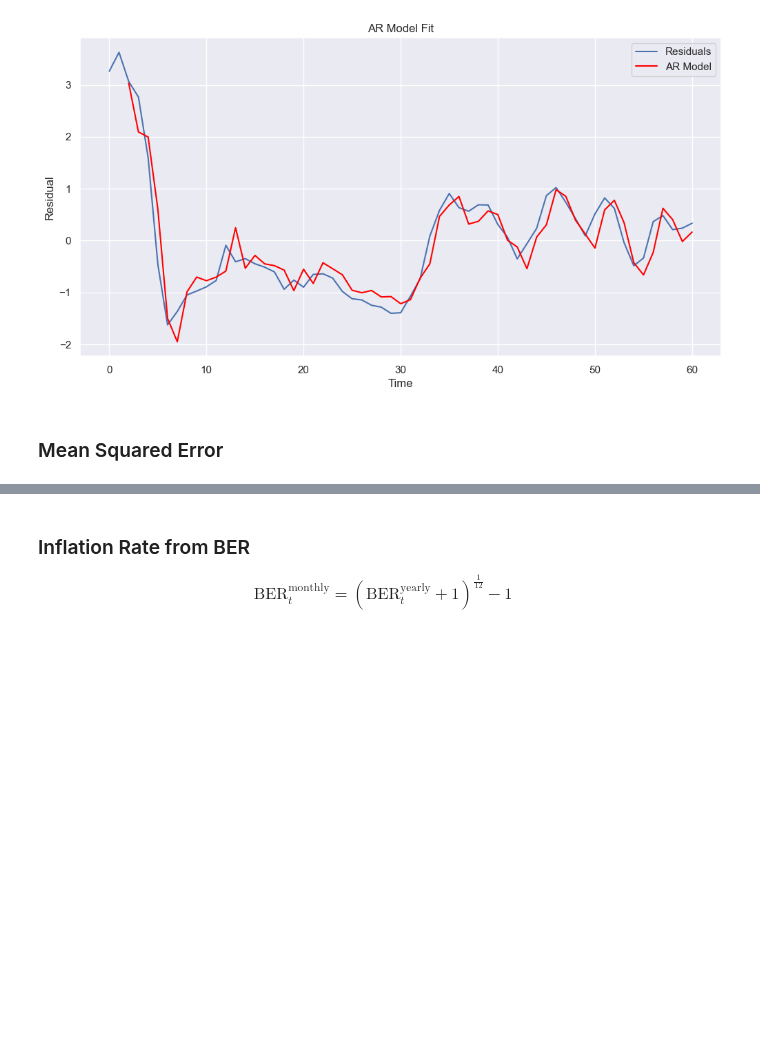
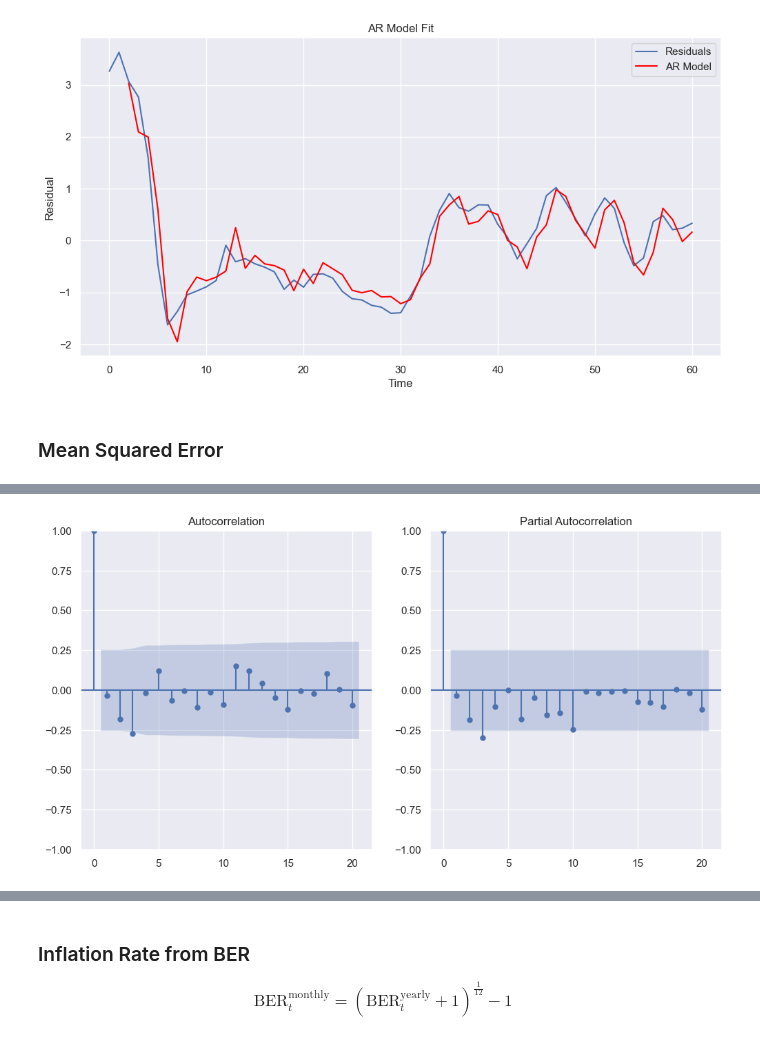
Before and after one commit to eddysanoli-galileo/Data-Analysis-Statistical-Modeling-and-Computation-in-Applications, a Jupyter notebook: Module 4 - Time Series/Project/Problem 3.ipynb, the cells around one changed output, grey strips where cells are left out. Saved outputs shown, nothing was run; the diff lists cells and outputs as text; code cells hidden in the pictures; blank space fills up the shorter version.

```diff
--- a/Module 4 - Time Series/Project/Problem 3.ipynb
+++ b/Module 4 - Time Series/Project/Problem 3.ipynb
@@ -363,0 +496,84 @@ Inflation rate for February 2013 (Difference of Logarithms): 0.2952865295193341
+# %%
+# Plot the ACF and PACF plots side by side
+fig, (ax1, ax2) = plt.subplots(1, 2, figsize=(12, 6))
+plot_acf(trend_residuals_train, lags=20, ax=ax1)
+plot_pacf(trend_residuals_train, lags=20, method="ywm", ax=ax2)
+plt.show()
+
+
+# Calculate a model for different lags
+ar_models = []
+lags = list(range(1, 10))
+for lag in lags:
+
+    # Fit an AR model to the trend residuals
+    ar_fit = AutoReg(trend_residuals_train, lags=lag).fit()
+
+    # Include the last two values of the ts_train array in the test ts array
+    # as the AR model will need them to make from new data
+    ar_ts_test = np.append(ts_train_trend[-lag:], ts_test)
+
+    # Get the AR model coefficients
+    epsilon = ar_fit.params[0]
+
+    # Get the phi coefficients for each lag
+    phi = [
+        ar_fit.params[i+1] for i in range(lag)
+    ]
+
+    # Generate the AR predictions for the test set using the coeffs
+    ar_pred = np.zeros(len(ts_test))
+    for i in range(lag, len(ar_ts_test)):
+        idx = i - lag
+        ar_pred[idx] = epsilon
+        for j in range(1, lag):
+            ar_pred[idx] += phi[j-1] * ar_ts_test[idx-j]
+            print(idx, idx - j)
+
+    # We remove the first prediction just to make the dimensions fit
+    ar_pred = ar_pred[1:]
+    ar_pred = ar_pred.flatten()
+
+    # Calculate the AIC and BIC
+    aic = ar_fit.aicc
+    bic = ar_fit.bic
+
+    # Calculate the RMSE
+    rmse = mean_squared_error(
+        trend_residuals_test,
+        ar_pred,
+        squared=False
+    )
+
+    # Statistics for each model
+    ar_models.append({
+        'model': ar_fit,
+        'predictions': ar_pred,
+        'lag': lag,
+        'aic': aic,
+        'bic': bic,
+        'rmse': rmse
+    })
+
+# Get the statistics for each lag
+aic = [model['aic'] for model in ar_models]
+bic = [model['bic'] for model in ar_models]
+rmse = [model['rmse'] for model in ar_models]
+
+# Plot the AIC + BIC and RMSE side by side
+fig, (ax1, ax2) = plt.subplots(1, 2, figsize=(12, 6))
+ax1.plot(lags, aic, label='AIC')
+ax1.plot(lags, bic, label='BIC')
+ax1.set_title('AIC and BIC')
+ax1.set_xlabel('Lag')
+ax1.set_ylabel('AIC / BIC')
+ax1.legend()
+
+ax2.plot(lags, rmse, label='RMSE')
+ax2.set_title('RMSE per AR Model Lag')
+ax2.set_xlabel('Lags')
+ax2.set_ylabel('RMSE')
+ax2.legend()
+plt.show()
+# %% [output]
+[figure, added]
```
Also changed, not shown: parts of 17 cells of this notebook, 14 other files.
